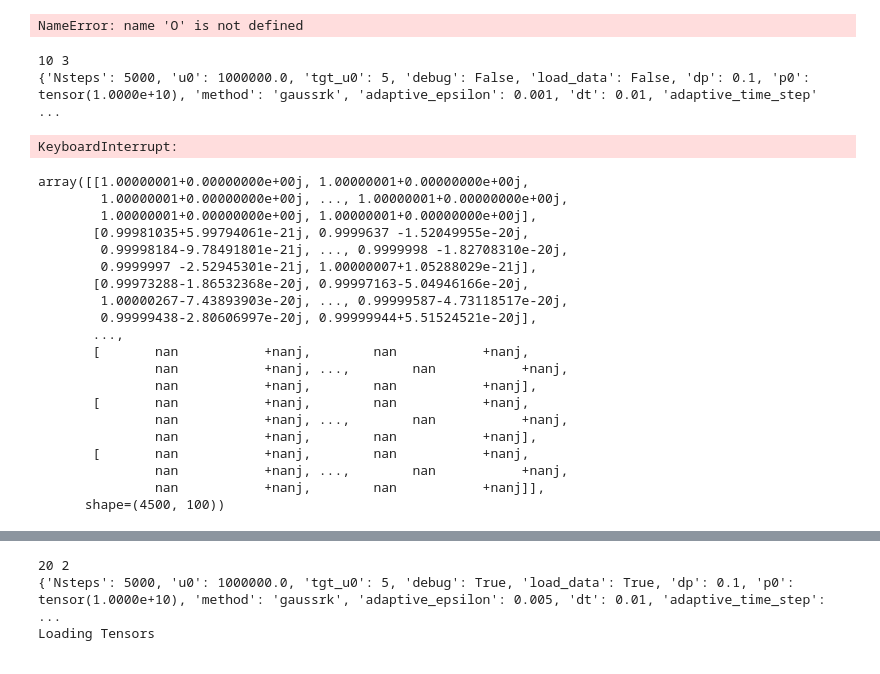
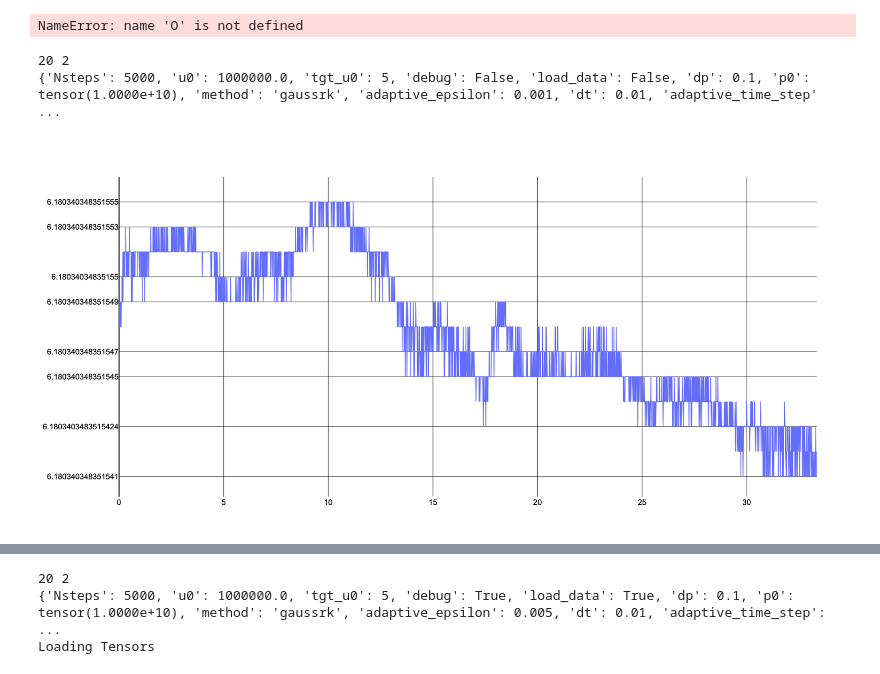
Before and after one commit to ricciomatt/bbgky, a Jupyter notebook: TestScript.ipynb, the cells around one changed output, grey strips where cells are left out. Drawn from its saved outputs; the diff is of its cells as text; code cells hidden in the pictures.

```diff
--- a/TestScript.ipynb
+++ b/TestScript.ipynb
@@ -97,38 +77,18 @@ for i,j in O.Norm.items():
 # %% [output]
 NameError: name 'O' is not defined
 # %%
-O = mk_obj(10,3, Nsteps = 5_000, renorm = True, angular_dependence = 'random_uniform', r0_Rv = 10, tgt_u0 =5 , debug= False, adaptive_epsilon = 1e-3, maps_loc = 'MAPS2', load_maps = False)
+O = mk_obj(40,2, Nsteps = 5_000, renorm = False, angular_dependence = 'random_uniform', r0_Rv = 10, tgt_u0 =5 , debug= False, adaptive_epsilon = 1e-3, maps_loc = 'MAPS2', load_maps = False)
 for o in tqdm.tqdm(O):
     pass
 # %% [output]
-10 3
+20 2
 {'Nsteps': 5000, 'u0': 1000000.0, 'tgt_u0': 5, 'debug': False, 'load_data': False, 'dp': 0.1, 'p0': tensor(1.0000e+10), 'method': 'gaussrk', 'adaptive_epsilon': 0.001, 'dt': 0.01, 'adaptive_time_step' ...
-KeyboardInterrupt:
 # %%
-import numpy as np
-Phi = np.memmap('BBGKYSims/BBGKY_100-2_2_random_uniform/Phi(t).dat', shape = (4500, 100, 3), dtype = np.complex128)
-Phi.__pow__(2).sum(-1)[:32]
+plt.reset()
+plt.add_data(x = O.dt.t[:-1], y = O.Phi_t[..., 2].sum(-1).real )
+plt.show()
 # %% [output]
-array([[1.00000001+0.00000000e+00j, 1.00000001+0.00000000e+00j,
-        1.00000001+0.00000000e+00j, ..., 1.00000001+0.00000000e+00j,
-        1.00000001+0.00000000e+00j, 1.00000001+0.00000000e+00j],
-       [0.99981035+5.99794061e-21j, 0.9999637 -1.52049955e-20j,
-        0.99998184-9.78491801e-21j, ..., 0.9999998 -1.82708310e-20j,
-        0.9999997 -2.52945301e-21j, 1.00000007+1.05288029e-21j],
-       [0.99973288-1.86532368e-20j, 0.99997163-5.04946166e-20j,
-        1.00000267-7.43893903e-20j, ..., 0.99999587-4.73118517e-20j,
-        0.99999438-2.80606997e-20j, 0.99999944+5.51524521e-20j],
-       ...,
-       [       nan           +nanj,        nan           +nanj,
-               nan           +nanj, ...,        nan           +nanj,
-               nan           +nanj,        nan           +nanj],
-       [       nan           +nanj,        nan           +nanj,
-               nan           +nanj, ...,        nan           +nanj,
-               nan           +nanj,        nan           +nanj],
-       [       nan           +nanj,        nan           +nanj,
-               nan           +nanj, ...,        nan           +nanj,
-               nan           +nanj,        nan           +nanj]],
-      shape=(4500, 100))
+[figure, added]
 # %%
 plt = PlotIt()
 plt.add_data(x = torch.arange(100), y = O.Phi_t[:,-30,2].real)
```
Also changed, not shown: parts of 2 cells of this notebook, 2 other files.
